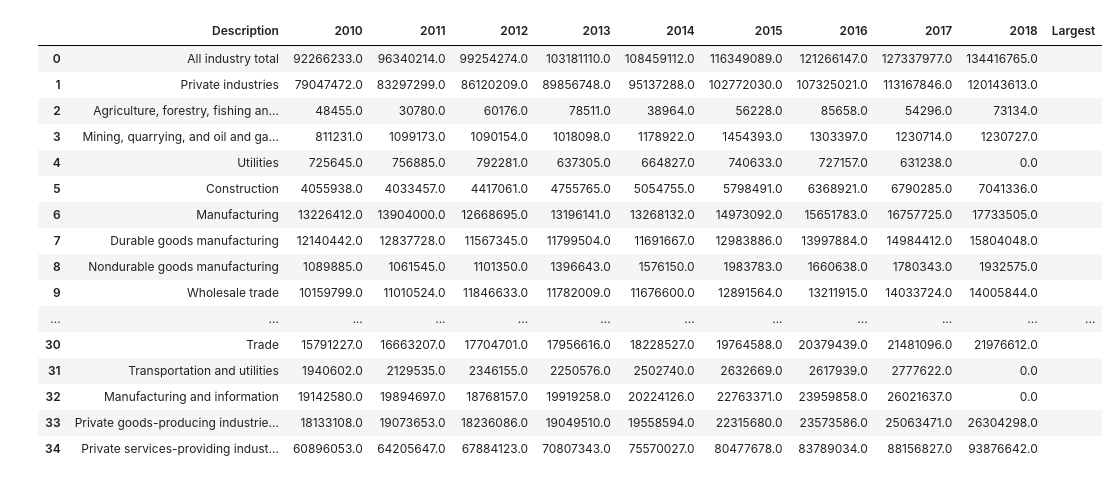
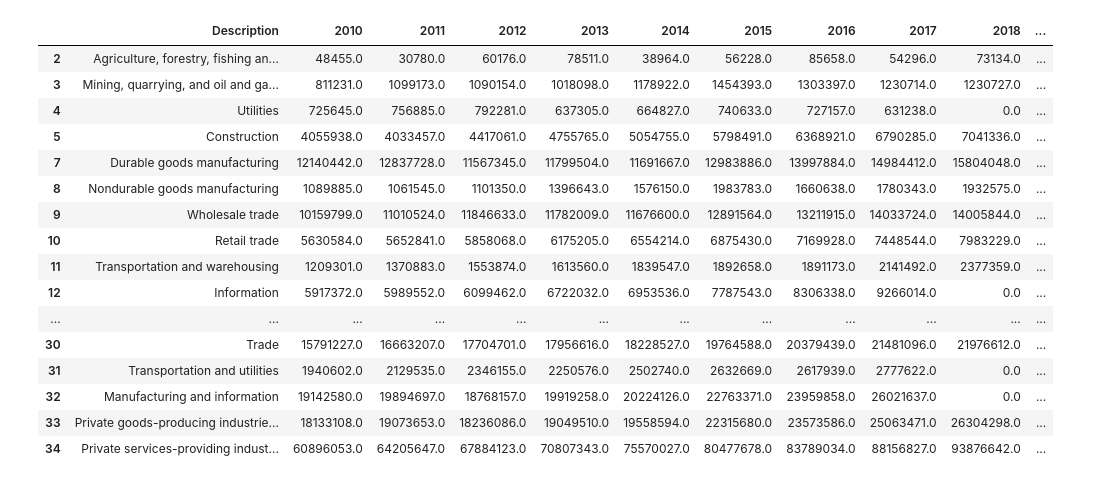
Before and after one commit to travis-tyler/AustinPopulationData, a Jupyter notebook: Rolando/Industries.ipynb, the cells around one changed output. Cells and saved outputs as stored; diff of their text form; code cells hidden in the pictures.

```diff
--- a/Rolando/Industries.ipynb
+++ b/Rolando/Industries.ipynb
@@ -12,7 +15,5 @@ data = (pd.read_csv(path))
 industries = []
 industries.append(data["Description"].unique())
 # %%
-austin = data.drop(columns=["GeoFips","GeoName","LineCode","2001","2002","2003","2004","2005","2006","2007","2008","2009"])
-austin = austin.drop(austin.index[[28]])
-n = austin.columns.drop("Description")
-austin
+# Drop columns to make DataFrame easyer to read
+austin_df = data.drop(columns=["GeoFips","GeoName","LineCode","2001","2002","2003","2004","2005","2006","2007","2008","2009"])
@@ -36,0 +20,5 @@ austin
+# %%
+# Drop rows because many of them have errors and they make the data incorrect
+austin = austin_df.drop(austin_df.index[[0,1,6,13,18,19,20,23,28]])
+n = austin_df.columns.drop("Description")
+austin
@@ -38,30 +44,30 @@ austin
 # replacing (D) with 0
 austin[n] = austin[n].replace("(D)","0")
 # %%
-# Change the years instead of being objects for them to be floats so you can make changes
+# Change the year type instead of being objects to float so you can make changes
 austin[n] = austin[n].astype("float", errors="ignore")
 
 # add a new column to a dataframe for the % change
-austin["Largest"] = ""
+austin["% Change from 2010-2018"] = ""
 austin
 # %% [output]
-|  | Description | 2010 | 2011 | 2012 | 2013 | 2014 | 2015 | 2016 | 2017 | 2018 | Largest |
-| 0 | All industry total | 92266233.0 | 96340214.0 | 99254274.0 | 103181110.0 | 108459112.0 | 116349089.0 | 121266147.0 | 127337977.0 | 134416765.0 |  |
-| 1 | Private industries | 79047472.0 | 83297299.0 | 86120209.0 | 89856748.0 | 95137288.0 | 102772030.0 | 107325021.0 | 113167846.0 | 120143613.0 |  |
-| 2 | Agriculture, forestry, fishing an... | 48455.0 | 30780.0 | 60176.0 | 78511.0 | 38964.0 | 56228.0 | 85658.0 | 54296.0 | 73134.0 |  |
-| 3 | Mining, quarrying, and oil and ga... | 811231.0 | 1099173.0 | 1090154.0 | 1018098.0 | 1178922.0 | 1454393.0 | 1303397.0 | 1230714.0 | 1230727.0 |  |
-| 4 | Utilities | 725645.0 | 756885.0 | 792281.0 | 637305.0 | 664827.0 | 740633.0 | 727157.0 | 631238.0 | 0.0 |  |
-| 5 | Construction | 4055938.0 | 4033457.0 | 4417061.0 | 4755765.0 | 5054755.0 | 5798491.0 | 6368921.0 | 6790285.0 | 7041336.0 |  |
-| 6 | Manufacturing | 13226412.0 | 13904000.0 | 12668695.0 | 13196141.0 | 13268132.0 | 14973092.0 | 15651783.0 | 16757725.0 | 17733505.0 |  |
-| 7 | Durable goods manufacturing | 12140442.0 | 12837728.0 | 11567345.0 | 11799504.0 | 11691667.0 | 12983886.0 | 13997884.0 | 14984412.0 | 15804048.0 |  |
-| 8 | Nondurable goods manufacturing | 1089885.0 | 1061545.0 | 1101350.0 | 1396643.0 | 1576150.0 | 1983783.0 | 1660638.0 | 1780343.0 | 1932575.0 |  |
-| 9 | Wholesale trade | 10159799.0 | 11010524.0 | 11846633.0 | 11782009.0 | 11676600.0 | 12891564.0 | 13211915.0 | 14033724.0 | 14005844.0 |  |
+|  | Description | 2010 | 2011 | 2012 | 2013 | 2014 | 2015 | 2016 | 2017 | 2018 | ... |
+| 2 | Agriculture, forestry, fishing an... | 48455.0 | 30780.0 | 60176.0 | 78511.0 | 38964.0 | 56228.0 | 85658.0 | 54296.0 | 73134.0 | ... |
+| 3 | Mining, quarrying, and oil and ga... | 811231.0 | 1099173.0 | 1090154.0 | 1018098.0 | 1178922.0 | 1454393.0 | 1303397.0 | 1230714.0 | 1230727.0 | ... |
+| 4 | Utilities | 725645.0 | 756885.0 | 792281.0 | 637305.0 | 664827.0 | 740633.0 | 727157.0 | 631238.0 | 0.0 | ... |
+| 5 | Construction | 4055938.0 | 4033457.0 | 4417061.0 | 4755765.0 | 5054755.0 | 5798491.0 | 6368921.0 | 6790285.0 | 7041336.0 | ... |
+| 7 | Durable goods manufacturing | 12140442.0 | 12837728.0 | 11567345.0 | 11799504.0 | 11691667.0 | 12983886.0 | 13997884.0 | 14984412.0 | 15804048.0 | ... |
+| 8 | Nondurable goods manufacturing | 1089885.0 | 1061545.0 | 1101350.0 | 1396643.0 | 1576150.0 | 1983783.0 | 1660638.0 | 1780343.0 | 1932575.0 | ... |
+| 9 | Wholesale trade | 10159799.0 | 11010524.0 | 11846633.0 | 11782009.0 | 11676600.0 | 12891564.0 | 13211915.0 | 14033724.0 | 14005844.0 | ... |
+| 10 | Retail trade | 5630584.0 | 5652841.0 | 5858068.0 | 6175205.0 | 6554214.0 | 6875430.0 | 7169928.0 | 7448544.0 | 7983229.0 | ... |
+| 11 | Transportation and warehousing | 1209301.0 | 1370883.0 | 1553874.0 | 1613560.0 | 1839547.0 | 1892658.0 | 1891173.0 | 2141492.0 | 2377359.0 | ... |
+| 12 | Information | 5917372.0 | 5989552.0 | 6099462.0 | 6722032.0 | 6953536.0 | 7787543.0 | 8306338.0 | 9266014.0 | 0.0 | ... |
 | ... | ... | ... | ... | ... | ... | ... | ... | ... | ... | ... | ... |
-| 30 | Trade | 15791227.0 | 16663207.0 | 17704701.0 | 17956616.0 | 18228527.0 | 19764588.0 | 20379439.0 | 21481096.0 | 21976612.0 |  |
-| 31 | Transportation and utilities | 1940602.0 | 2129535.0 | 2346155.0 | 2250576.0 | 2502740.0 | 2632669.0 | 2617939.0 | 2777622.0 | 0.0 |  |
-| 32 | Manufacturing and information | 19142580.0 | 19894697.0 | 18768157.0 | 19919258.0 | 20224126.0 | 22763371.0 | 23959858.0 | 26021637.0 | 0.0 |  |
-| 33 | Private goods-producing industrie... | 18133108.0 | 19073653.0 | 18236086.0 | 19049510.0 | 19558594.0 | 22315680.0 | 23573586.0 | 25063471.0 | 26304298.0 |  |
-| 34 | Private services-providing indust... | 60896053.0 | 64205647.0 | 67884123.0 | 70807343.0 | 75570027.0 | 80477678.0 | 83789034.0 | 88156827.0 | 93876642.0 |  |
+| 30 | Trade | 15791227.0 | 16663207.0 | 17704701.0 | 17956616.0 | 18228527.0 | 19764588.0 | 20379439.0 | 21481096.0 | 21976612.0 | ... |
+| 31 | Transportation and utilities | 1940602.0 | 2129535.0 | 2346155.0 | 2250576.0 | 2502740.0 | 2632669.0 | 2617939.0 | 2777622.0 | 0.0 | ... |
+| 32 | Manufacturing and information | 19142580.0 | 19894697.0 | 18768157.0 | 19919258.0 | 20224126.0 | 22763371.0 | 23959858.0 | 26021637.0 | 0.0 | ... |
+| 33 | Private goods-producing industrie... | 18133108.0 | 19073653.0 | 18236086.0 | 19049510.0 | 19558594.0 | 22315680.0 | 23573586.0 | 25063471.0 | 26304298.0 | ... |
+| 34 | Private services-providing indust... | 60896053.0 | 64205647.0 | 67884123.0 | 70807343.0 | 75570027.0 | 80477678.0 | 83789034.0 | 88156827.0 | 93876642.0 | ... |
 # %%
 # get the % change of year 2010 and 2018 to see how much an industry has grown in 8 years
 diff = (austin["2018"] - austin["2010"])/austin["2010"]
```
Also changed, not shown: parts of 14 cells of this notebook, 2 other files.
